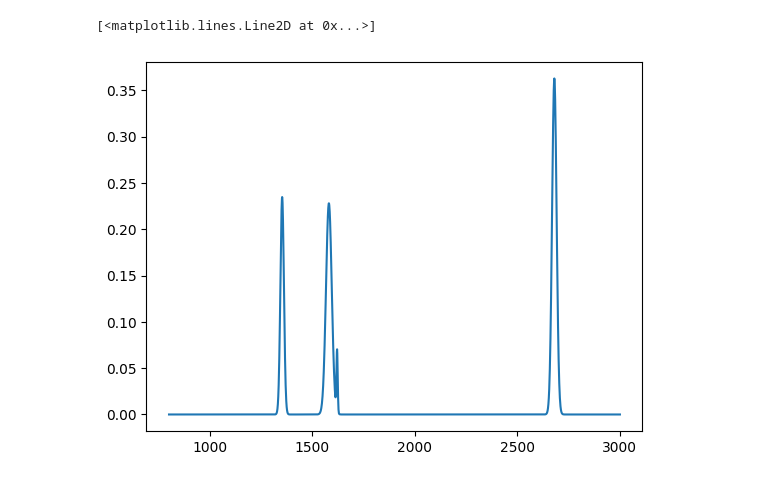
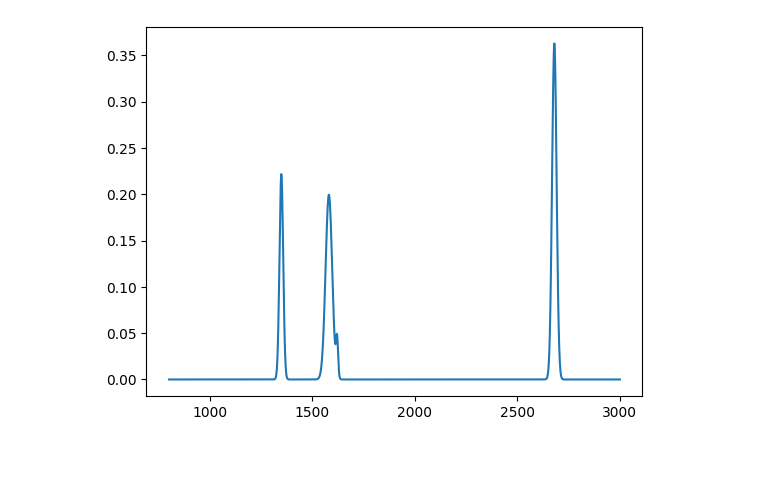
Before and after one commit to RCaz33/Digital_production-line, a Jupyter notebook: populate_db.ipynb, the cells around one changed output. Cells and saved outputs as stored; diff of their text form; code cells hidden in the pictures.

```diff
--- a/populate_db.ipynb
+++ b/populate_db.ipynb
@@ -137,9 +207,3 @@ response = requests.get('http://127.0.0.1:8000/KC8/', headers=headers)
-# %%
-headers = {
-    'accept': 'application/json',
-    'Content-Type': 'application/json'
-    }
-d = pd.DataFrame(requests.get('http://127.0.0.1:8000/KC8/', headers=headers).json())
 # %%
 # make up some OGD
 import pandas as pd
@@ -262,7 +383,7 @@ def make_curve():
 
     # Concatenate along axis=1
     result = np.concatenate([array1, array2]).T
-    return result.mean(axis=1)
+    return result.mean(axis=1) + random.choice(np.arange(0.005,0.020,0.001))
 
 plt.plot(np.arange(200,500,10),make_curve())
 curve = {str(x): y for x, y in zip(np.arange(200,500,10),make_curve())}
@@ -274,7 +395,7 @@ for i, name in enumerate(OGDs):
     data=dict({'Analyses_UV_id' : i,
             'Analyse_UV_name' : name,
             'Analyse_UV_subname' : 'UV',
-            'Analyse_UV_details' : {'dillution':'1:10','centrifuge':random.choice([True,False])},
+            'Analyse_UV_details' : {'dillution':f'1:{random.choice([5,10,20])}','centrifuge':random.choice([True,False])},
             'Analyses_UV_data' :curve})
     response = requests.post('http://127.0.0.1:8000/analyses_UV/', headers=headers,data=json.dumps(data))
     # break
@@ -301,9 +405,0 @@ ValueError: all the input array dimensions except for the concatenation axis mus
-# %%
-total_length = 3000 - 800 + 1  # From 800 to 3000 inclusive
-padded_array1 = np.zeros(total_length)
-padded_array2 = np.zeros(total_length)
-padded_array1[1200-800:1300-800] = array1
-padded_array2[2400-800:2600-800] = array2
-padded_array1 = padded_array1.reshape(1, -1)  # Shape: (1, total_length)
-padded_array2 = padded_array2.reshape(1, -1)  # Shape: (1, total_length)
-result = np.concatenate([padded_array1, padded_array2])
@@ -333,32 +415,58 @@ def generate_raman():
     array2 = 8* stats.norm.pdf(range(1500, 1660), 1580, random.randint(10, 20))
     array3 = 0.5*stats.norm.pdf(range(1580, 1660), 1620, random.randint(2, 5))
     array4 = 10*stats.norm.pdf(range(2500, 2800), 2680, random.randint(8, 12))
 
     # Determine the total length needed
     total_length = 3000 - 800 + 1  # From 800 to 3000 inclusive
 
     # Create zero-padded arrays of the total length
     padded_array1 = np.zeros(total_length)
     padded_array2 = np.zeros(total_length)
     padded_array3 = np.zeros(total_length)
     padded_array4 = np.zeros(total_length)
 
     # Insert the original arrays into the padded arrays at the correct positions
     padded_array1[1300-800:1400-800] = array1
     padded_array2[1500-800:1660-800] = array2
     padded_array3[1580-800:1660-800] = array3
     padded_array4[2500-800:2800-800] = array4
 
     # Reshape the arrays to 2D (add an extra axis)
     padded_array1 = padded_array1.reshape(1, -1)  # Shape: (1, total_length)
     padded_array2 = padded_array2.reshape(1, -1)  # Shape: (1, total_length)
     padded_array3 = padded_array3.reshape(1, -1)  # Shape: (1, total_length)
     padded_array4 = padded_array4.reshape(1, -1)  # Shape: (1, total_length)
 
     # Concatenate along axis=1 and transpose
     result = np.concatenate([padded_array1, padded_array2,padded_array3,padded_array4]).T
     return np.sum(result,axis=1)
 plt.plot(range(800,3001),generate_raman())
+
+
+
+# make up some UV analyse
+
+    # get OGD batch names
+import requests
+headers = {
+'accept': 'application/json',
+'Content-Type': 'application/json'
+}
+response = requests.get('http://127.0.0.1:8000/OGD/', headers=headers)
+OGDs = [a['Batch_OGD_name'] for a in response.json()]
+
+curve = {str(x): y for x, y in zip(range(800,3001),generate_raman())}
+
+    # populate db
+for i, name in enumerate(OGDs):
+
+    curve = {str(x): y for x, y in zip(range(800,3001),generate_raman())}
+    data=dict({'Analyses_UV_id' : i,
+            'Analyse_UV_name' : name,
+            'Analyse_UV_subname' : 'RAMAN',
+            'Analyse_UV_details' : {'group1_nbr':'230','group1_indic1':'ex D/G','group1_indic2':'ex G/2D','group2_indiv':'30','group2_indic1':'ex D/G','group2_indic2':'ex G/2D'},
+            'Analyses_UV_data' :curve})
+    response = requests.post('http://127.0.0.1:8000/analyses_UV/', headers=headers,data=json.dumps(data))
+    # break
 # %% [output]
-[<matplotlib.lines.Line2D at 0x...>]
-[figure, old version]
+[figure, new version]
```
Also changed, not shown: parts of 22 cells of this notebook, 15 other files.
